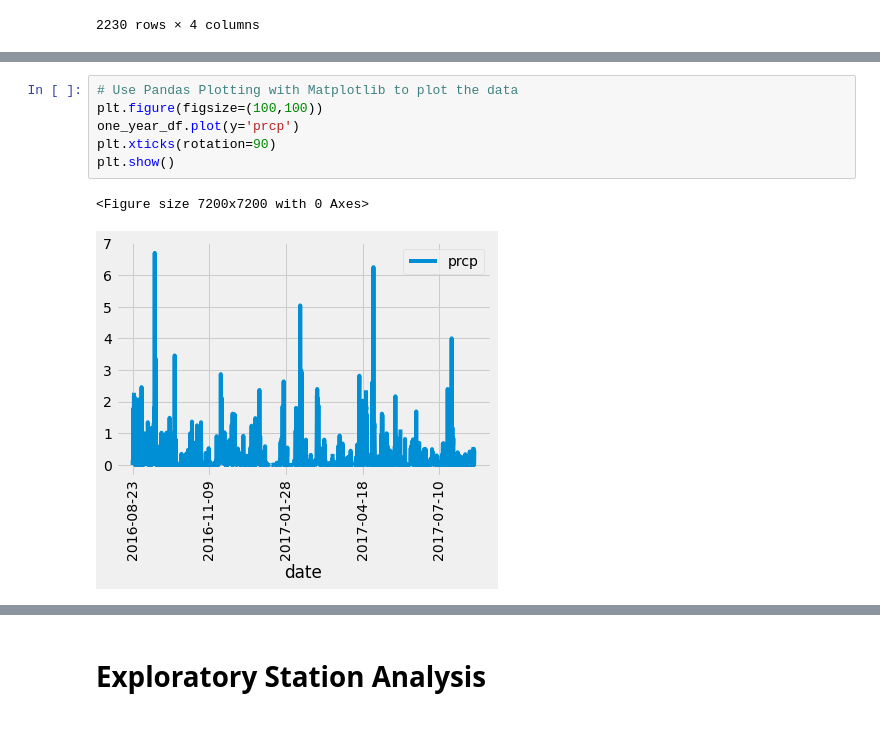
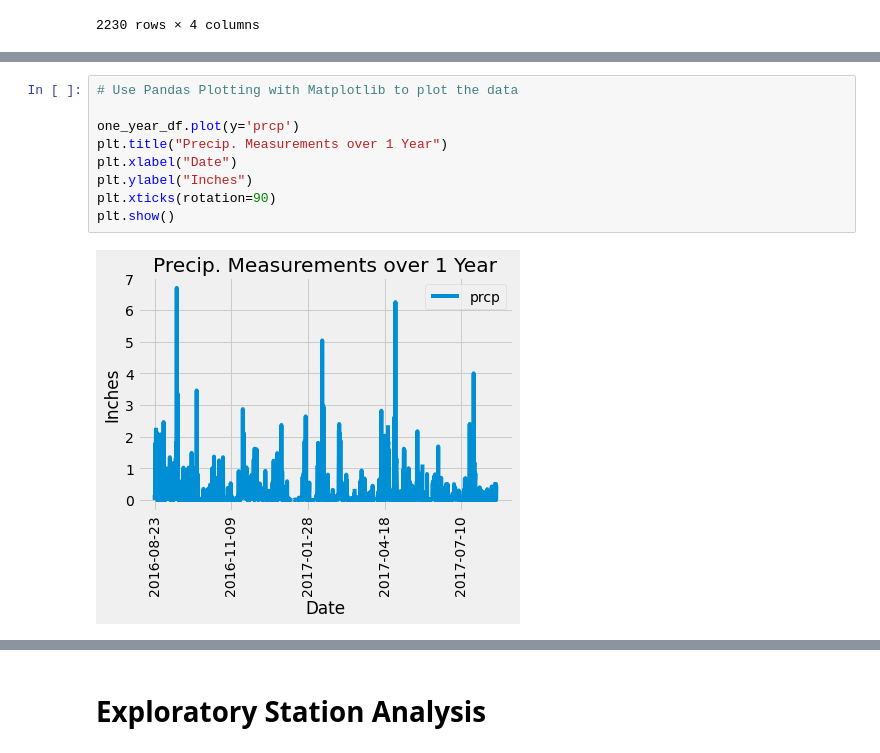
Before and after one commit to gkidd44/smu_data_bootcamp_hw, a Jupyter notebook: 10-Advanced-Data-Storage-and-Retrieval/Starter_Code/Kidd_climate_starter.ipynb, the cells around one changed output, grey strips where cells are left out. Drawn from its saved outputs; the diff is of its cells as text.

```diff
--- a/10-Advanced-Data-Storage-and-Retrieval/Starter_Code/Kidd_climate_starter.ipynb
+++ b/10-Advanced-Data-Storage-and-Retrieval/Starter_Code/Kidd_climate_starter.ipynb
@@ -177,11 +159,13 @@ one_year_df.describe()
 # %%
 # Use Pandas Plotting with Matplotlib to plot the data
-plt.figure(figsize=(100,100))
+
 one_year_df.plot(y='prcp')
+plt.title("Precip. Measurements over 1 Year")
+plt.xlabel("Date")
+plt.ylabel("Inches")
 plt.xticks(rotation=90)
 plt.show()
 # %% [output]
-<Figure size 7200x7200 with 0 Axes>
-[figure, old version]
+[figure, new version]
 # %%
 # Use Pandas to calcualte the summary statistics for the precipitation data
```
Also changed, not shown: parts of 10 cells of this notebook, 2 other files.
